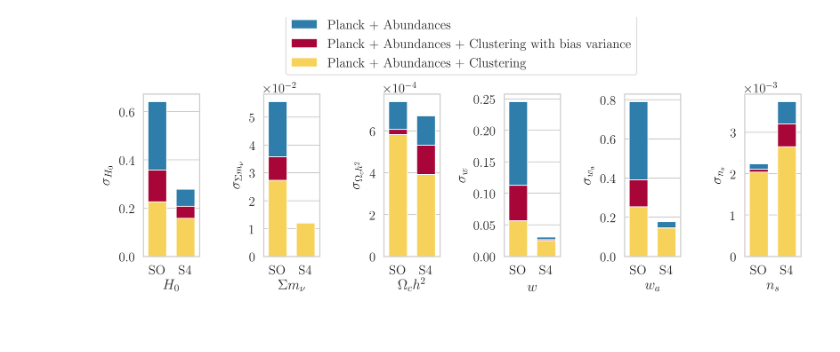
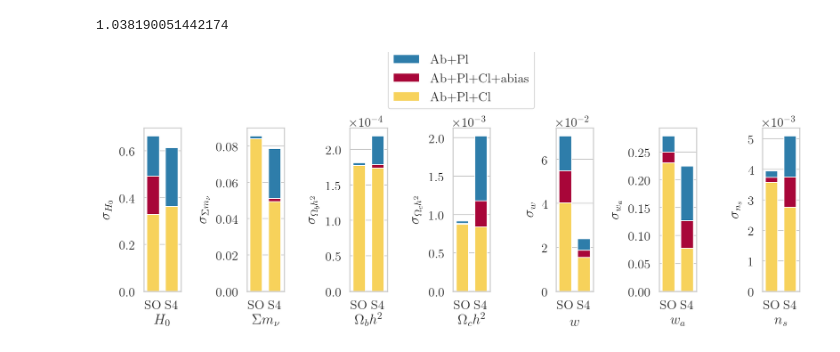
Before and after one commit to nbatta/szar, a Jupyter notebook: ipynbs/clustering_plots_with-SO.ipynb, the cells around one changed output. Saved outputs shown, nothing was run; the diff lists cells and outputs as text; code cells hidden in the pictures.

Commit message:
Fixed some bugs, more scripts, more progress w/plots

```diff
--- a/ipynbs/clustering_plots_with-SO.ipynb
+++ b/ipynbs/clustering_plots_with-SO.ipynb
@@ -84,3 +72,6 @@ oldconstraints_s4 = oldfisher_s4.sigmas()
+# %%
+so_constraint_list = [fish.sigmas() for fish in so_fisher_list]
+s4_constraint_list = [fish.sigmas() for fish in s4_fisher_list]
 # %%
 def _get_latex_params(inifile, fish_sect='fisher-clustering'):
     config = ConfigParser()
@@ -94,50 +85,52 @@ INI = '../input/pipeline.ini'
 
 latex_params = _get_latex_params(INI)
 latex_paramdict = {}
-for index,key in enumerate(params_so):
+
+ordered_params = 'omch2,ombh2,H0,ns,As,mnu,w0,wa,alpha_ym,b_ym,beta_ym,gamma_ym,Ysig,gammaYsig,betaYsig'
+#ordered_params = 'omch2,ombh2,H0,ns,As,mnu,alpha_ym,b_ym,beta_ym,gamma_ym,Ysig,gammaYsig,betaYsig'
+ordered_params = ordered_params.split(',')
+ordered_fisher = so_fisher_list[2].copy().reordered(ordered_params)
+for index,key in enumerate(ordered_fisher.columns.values):
     latex_paramdict[key] = latex_params[index]
 # %%
-params_to_plot = ['H0', 'mnu', 'omch2', 'w0', 'wa', 'ns']
-constraints_to_plot_so = [constraints_so[par] for par in params_to_plot]
-constraints_to_plot_s4 = [constraints_s4[par] for par in params_to_plot]
+params_to_plot = ['H0', 'mnu', 'ombh2', 'omch2', 'w0', 'wa', 'ns']
 latex_to_plot = ['$' + latex_paramdict[key] + '$' for key in params_to_plot]
 # %%
 import pandas as pd
+# %%
+so_constraint_list[2]['omch2']/s4_constraint_list[2]['omch2']
+# %% [output]
+1.038190051442174
 # %%
 fig,axes = plt.subplots(1,len(params_to_plot), figsize=(12, 4))
 
 for index,param in enumerate(params_to_plot):
     latex = '$' + latex_paramdict[param] + '$'
     wth = 1
     #sigmas = np.array([constraints_ab[param],constraints[param], oldconstraints[param]])
-    axes[index].bar(0, oldconstraints_so[param], width=wth, label='Planck + Abundances'
-                    , color='#2e7daa')
-    axes[index].bar(0, constraints_ab_so[param], width=wth,
-                    label='Planck + Abundances + Clustering with bias variance', color='#a80639')
-    axes[index].bar(0, constraints_so[param], width=wth,
-                    label='Planck + Abundances + Clustering', color='#f7d25b')
 
-    axes[index].bar(1.5, oldconstraints_s4[param], width=wth
-                    , color='#2e7daa')
-    axes[index].bar(1.5, constraints_ab_s4[param], width=wth,
-                     color='#a80639')
-    axes[index].bar(1.5, constraints_s4[param], width=wth,
-                     color='#f7d25b')
+    for fish_index in range(len(so_fisher_list)):
+        axes[index].bar(0, so_constraint_list[fish_index][param], width=wth,
+                        label=fisher_labels[fish_index], color=colors[fish_index])
+
+    for fish_index in range(len(s4_fisher_list)):
+        axes[index].bar(1.5, s4_constraint_list[fish_index][param], width=wth,
+                        color=colors[fish_index])
 
     axes[index].set_xlabel(latex)
-    #axes[index].xaxis.set_ticks_position('none')
+    axes[index].xaxis.set_ticks_position('none')
     axes[index].set_xticks((0,1.5))
     axes[index].set_xticklabels(('SO', 'S4'))
     axes[index].set_xlim(-(wth + wth/2)/2 , 1.5 +(wth + wth/2)/2)
     axes[index].set_ylabel(r'$\sigma_{'+latex_paramdict[param]+'}$')
     axes[index].grid(False, axis='x')
 
 handles, labels = axes[-1].get_legend_handles_labels()
 fig.legend(handles, labels, loc='lower center', bbox_to_anchor=(.5, 0.9))
 fig.tight_layout()
 #fig.savefig('barplot.eps', bbox_inches='tight')
 # %% [output]
-[figure, old version]
+[figure, new version]
 # %%
 import os,sys,inspect
 currentdir = os.path.dirname(os.path.abspath(inspect.getfile(inspect.currentframe())))
```
Also changed, not shown: parts of 12 cells of this notebook, 4 other files.
